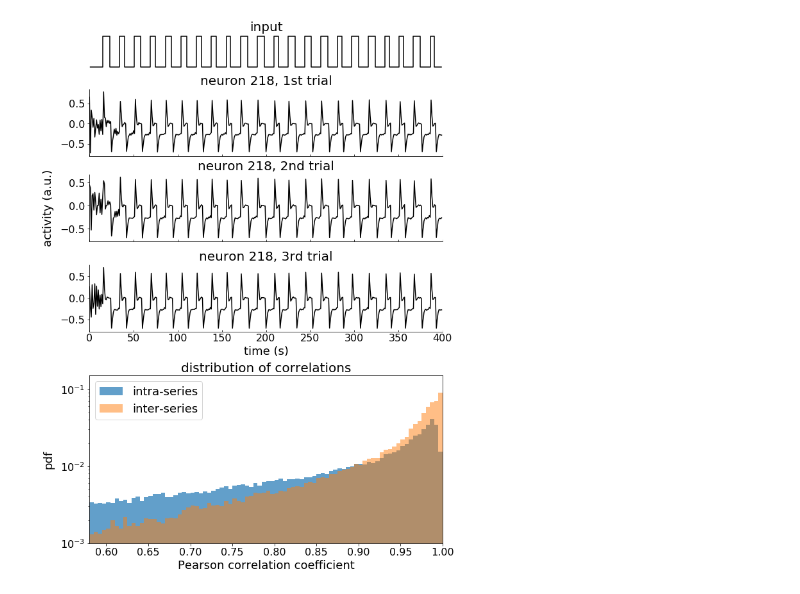
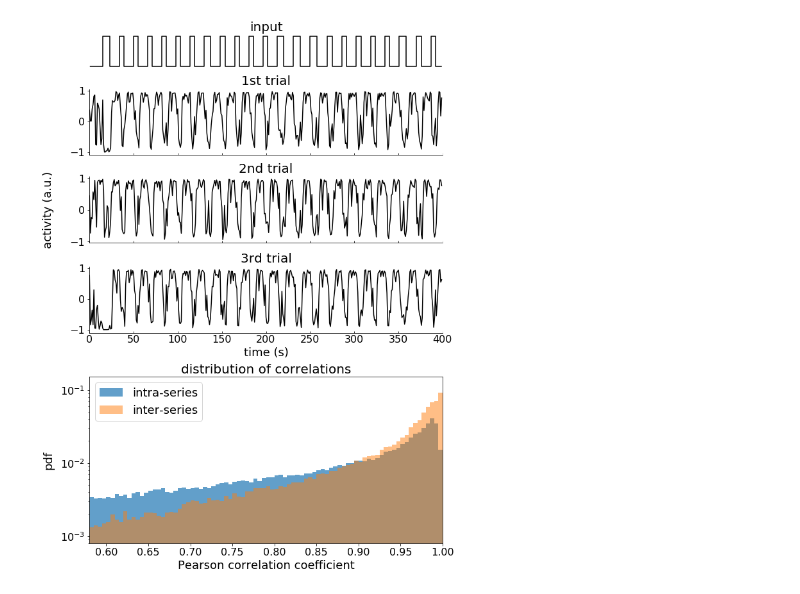
Before and after one commit to dsb-lab/SoftWired-Celegans, a Jupyter notebook: Figures/ProgrammingFigures/Fig5/figure5.ipynb, the cells around one changed output. Saved outputs shown, nothing was run; the diff lists cells and outputs as text; code cells hidden in the pictures.

Commit message:
Final figures + code

```diff
--- a/Figures/ProgrammingFigures/Fig5/figure5.ipynb
+++ b/Figures/ProgrammingFigures/Fig5/figure5.ipynb
@@ -5,11 +5,11 @@ import numpy as np
 input_pulses = np.genfromtxt(open("fig5_Input.csv", "rb"), delimiter=",")
 interseries_corr = np.genfromtxt(open("fig5_interseries_corr.csv", "rb"), delimiter=",")
 intraseries_corr = np.genfromtxt(open("fig5_intraseries_corr.csv", "rb"), delimiter=",")
-out1 = np.genfromtxt(open("fig5_NeuronDynamics0.csv", "rb"), delimiter=",")
-out2 = np.genfromtxt(open("fig5_NeuronDynamics1.csv", "rb"), delimiter=",")
-out3 = np.genfromtxt(open("fig5_NeuronDynamics2.csv", "rb"), delimiter=",")
+out1 = np.genfromtxt(open("fig5_NeuronDynamics1.csv", "rb"), delimiter=",")
+out2 = np.genfromtxt(open("fig5_NeuronDynamics2.csv", "rb"), delimiter=",")
+out3 = np.genfromtxt(open("fig5_NeuronDynamics3.csv", "rb"), delimiter=",")
 
-neuron_chosen = 218 #12
+neuron_chosen = 12 #12
 pulses_amount = 20 #80
 
 duration = 8
@@ -70,7 +70,7 @@ ax1.set_yticklabels([])
 ax1.set_xticklabels([])
 
 ax2.spines['top'].set_color('white'); ax2.spines['right'].set_color('white')
-ax2.set_title('neuron '+str(neuron_chosen)+', 1st trial',fontsize=fSize+2)
+ax2.set_title('1st trial',fontsize=fSize+2)
 ax2.plot(out1[neuron_chosen,:time],color='black')
 ax2.set_xlim(0,time)
 ax2.set_facecolor('xkcd:white')
@@ -78,39 +78,40 @@ ax2.tick_params(axis='x', direction='in', bottom=True, top=False, labelbottom=Fa
 ax2.tick_params(labelsize=fSize-2)
 
 ax3.spines['top'].set_color('white'); ax3.spines['right'].set_color('white')
-ax3.set_title('neuron '+str(neuron_chosen)+', 2nd trial',fontsize=fSize+2)
+ax3.set_title('2nd trial',fontsize=fSize+2)
 ax3.plot(out2[neuron_chosen,:time],color='black')
 ax3.set_xlim(0,time)
+ax3.set_ylim()
 ax3.set_facecolor('xkcd:white')
 ax3.tick_params(axis='x', direction='in', bottom=True, top=False, labelbottom=False)
 ax3.tick_params(labelsize=fSize-2)
 ax3.set_ylabel('activity (a.u.)',fontsize=fSize)
 ax3.get_yaxis().set_label_coords(labelPos,0.5)
 
 ax4.spines['top'].set_color('white'); ax4.spines['right'].set_color('white')
-ax4.set_title('neuron '+str(neuron_chosen)+', 3rd trial',fontsize=fSize+2)
+ax4.set_title('3rd trial',fontsize=fSize+2)
 ax4.plot(out3[neuron_chosen,:time],color='black')
 ax4.set_xlim(0,time)
 ax4.set_facecolor('xkcd:white')
 ax4.set_xlabel('time (s)',fontsize=fSize)
 ax4.tick_params(axis='x', direction='in', bottom=True, top=False, labelbottom=True, labelsize=fSize-2)
 ax4.tick_params(labelsize=fSize-2)
 
 ax5.bar(bins_intra[:-1]+np.diff(bins_intra)/2, response_intra_distribution, alpha=0.7, width = wid, label='intra-series')
 ax5.bar(bins_inter[:-1]+np.diff(bins_inter)/2, response_inter_distribution, alpha=0.5, width = wid, label='inter-series')
 ax5.tick_params(axis='x',  labelsize = fSize-2)
 ax5.tick_params(axis='y',  labelsize = fSize-2)
 ax5.legend(fontsize=fSize,loc='upper left')
 ax5.set_title('distribution of correlations',fontsize=fSize+2)
 ax5.set_ylabel('pdf',fontsize=fSize)
 ax5.set_xlabel('Pearson correlation coefficient',fontsize=fSize)
 ax5.set_xlim((0.58,1)) #(0.58,1)
 ax5.get_yaxis().set_label_coords(labelPos,0.5)
 ax5.set_yscale('log')
-ax5.set_ylim((10**-3, 0.15))
+ax5.set_ylim((8*10**-4, 0.15))
 
 plt.show()
 
 fig.savefig('fig5.pdf')
 # %% [output]
-[figure, old version]
+[figure, new version]
```
Also changed, not shown: 15 other files.
